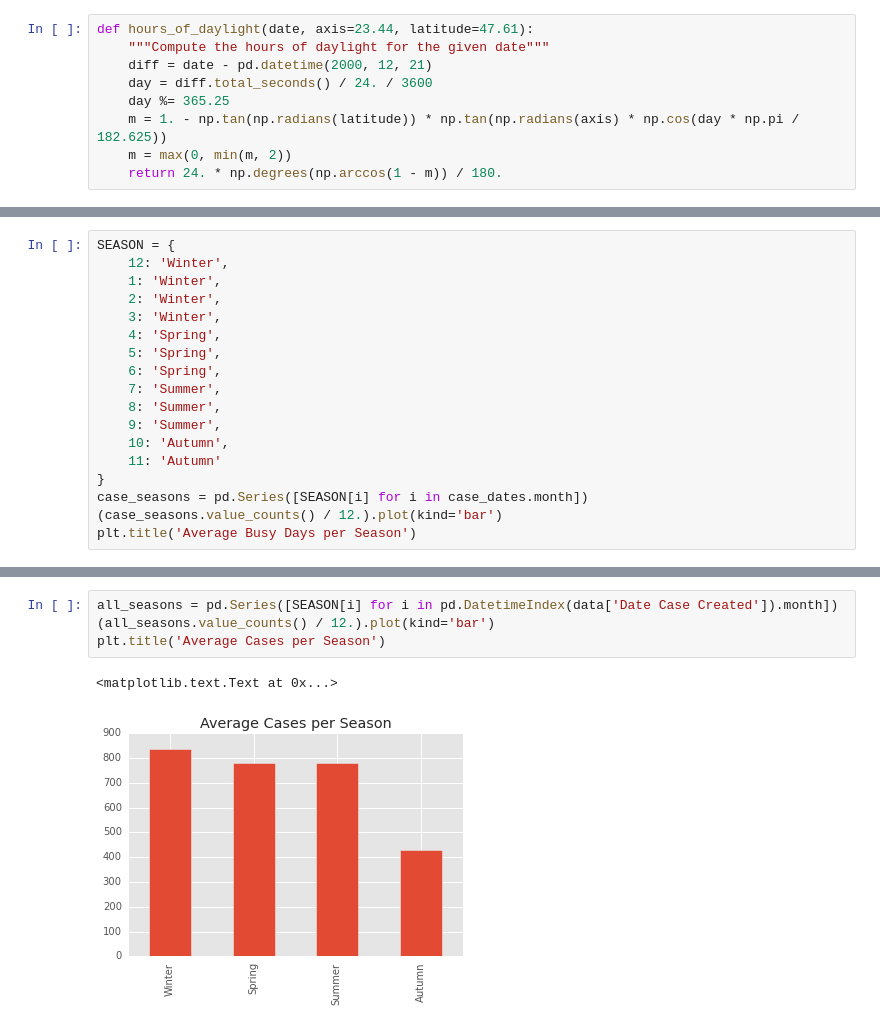
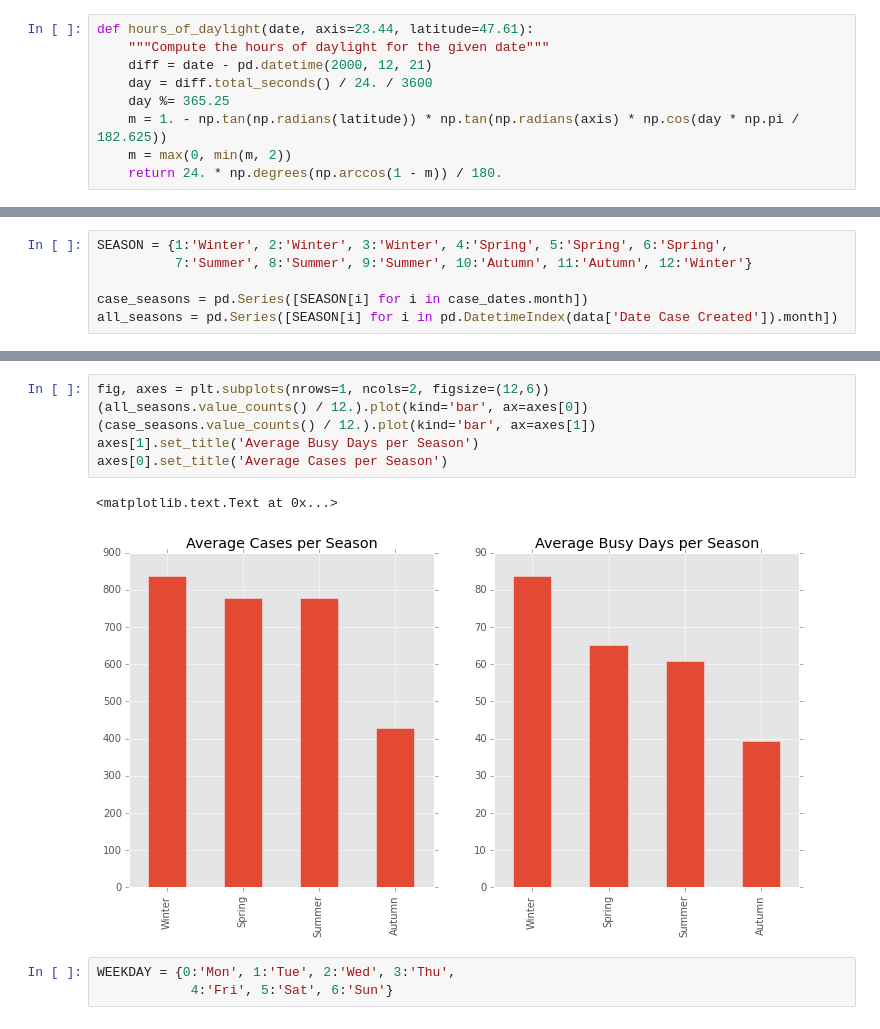
Before and after one commit to RaySSharma/code-violations-seattle, a Jupyter notebook: CodeViolationsSeattle.ipynb, the cells around one changed output, grey strips where cells are left out. Cells and saved outputs as stored; diff of their text form.

```diff
--- a/CodeViolationsSeattle.ipynb
+++ b/CodeViolationsSeattle.ipynb
@@ -88,18 +88,6 @@ plt.scatter(adjusted_hours, monthly)
 # %%
-SEASON = {
-    12: 'Winter',
-    1: 'Winter',
-    2: 'Winter',
-    3: 'Winter',
-    4: 'Spring',
-    5: 'Spring',
-    6: 'Spring',
-    7: 'Summer',
-    8: 'Summer',
-    9: 'Summer',
-    10: 'Autumn',
-    11: 'Autumn'
-}
+SEASON = {1:'Winter', 2:'Winter', 3:'Winter', 4:'Spring', 5:'Spring', 6:'Spring',
+          7:'Summer', 8:'Summer', 9:'Summer', 10:'Autumn', 11:'Autumn', 12:'Winter'}
+
 case_seasons = pd.Series([SEASON[i] for i in case_dates.month])
-(case_seasons.value_counts() / 12.).plot(kind='bar')
-plt.title('Average Busy Days per Season')
+all_seasons = pd.Series([SEASON[i] for i in pd.DatetimeIndex(data['Date Case Created']).month])
@@ -109,7 +94,12 @@ plt.title('Average Busy Days per Season')
-# %%
-all_seasons = pd.Series([SEASON[i] for i in pd.DatetimeIndex(data['Date Case Created']).month])
-(all_seasons.value_counts() / 12.).plot(kind='bar')
-plt.title('Average Cases per Season')
-# %% [output]
-<matplotlib.text.Text at 0x...>
-[figure, removed]
+# %%
+fig, axes = plt.subplots(nrows=1, ncols=2, figsize=(12,6))
+(all_seasons.value_counts() / 12.).plot(kind='bar', ax=axes[0])
+(case_seasons.value_counts() / 12.).plot(kind='bar', ax=axes[1])
+axes[1].set_title('Average Busy Days per Season')
+axes[0].set_title('Average Cases per Season')
+# %% [output]
+<matplotlib.text.Text at 0x...>
+[figure, added]
+# %%
+WEEKDAY = {0:'Mon', 1:'Tue', 2:'Wed', 3:'Thu',
+            4:'Fri', 5:'Sat', 6:'Sun'}
```
Also changed, not shown: parts of 5 cells of this notebook.
